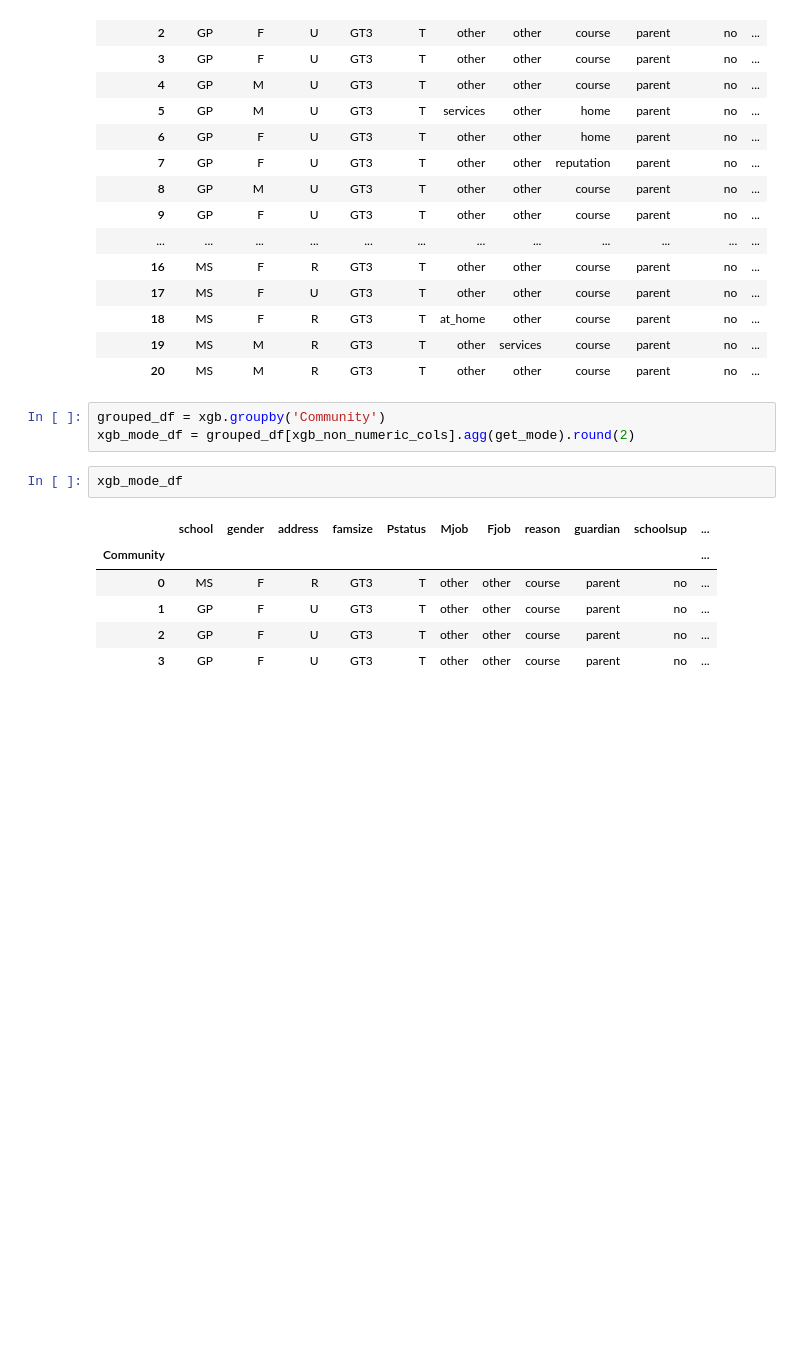
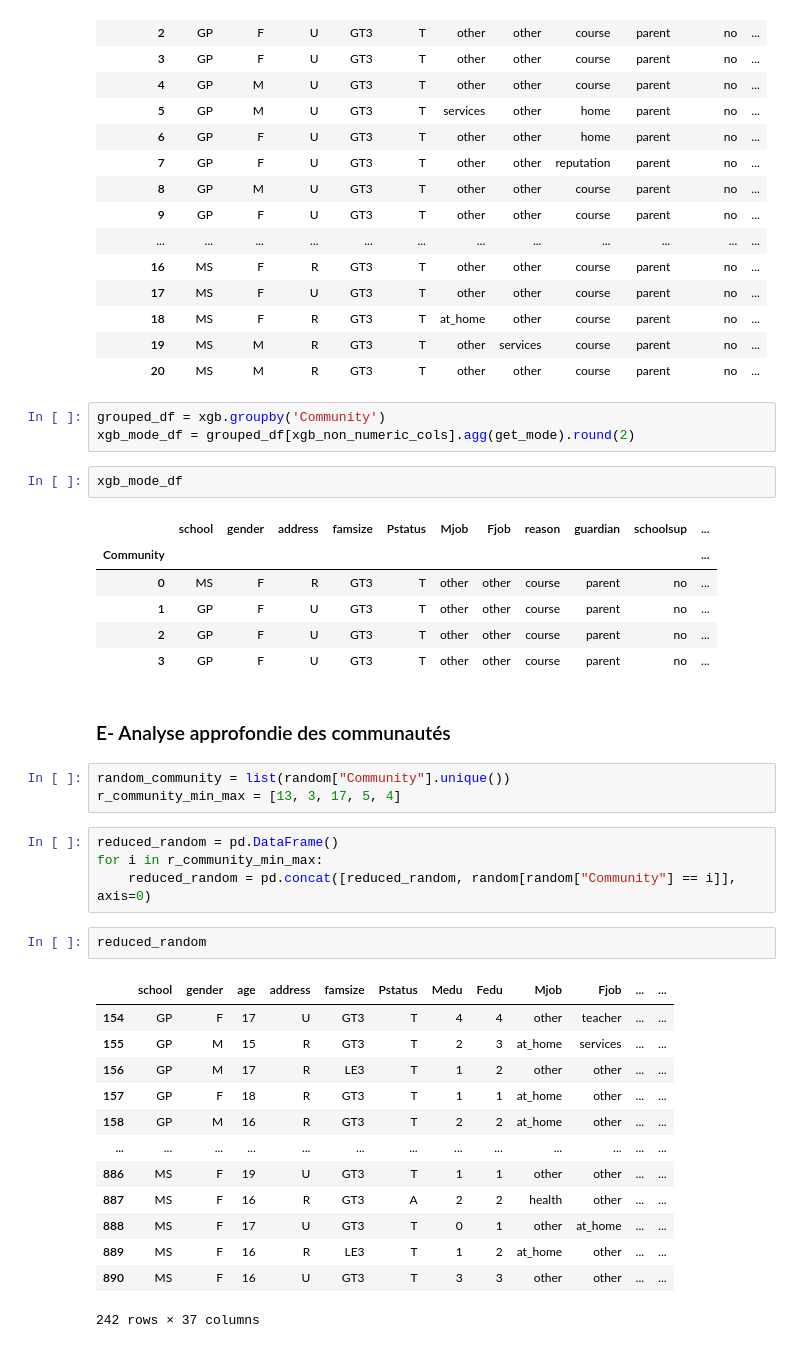
Before and after one commit to Cyrlyo/Alcohol_Students, a Jupyter notebook: Notebook/statitics.ipynb, the cells around one changed output. Saved outputs shown, nothing was run; the diff lists cells and outputs as text; blank space fills up the shorter version.

```diff
--- a/Notebook/statitics.ipynb
+++ b/Notebook/statitics.ipynb
@@ -336,3 +336,28 @@ xgb_mode_df
 | 1 | GP | F | U | GT3 | T | other | other | course | parent | no | ... |
 | 2 | GP | F | U | GT3 | T | other | other | course | parent | no | ... |
 | 3 | GP | F | U | GT3 | T | other | other | course | parent | no | ... |
+# %% [markdown]
+### E- Analyse approfondie des communautés
+# %%
+random_community = list(random["Community"].unique())
+r_community_min_max = [13, 3, 17, 5, 4]
+# %%
+reduced_random = pd.DataFrame()
+for i in r_community_min_max:
+    reduced_random = pd.concat([reduced_random, random[random["Community"] == i]], axis=0)
+# %%
+reduced_random
+# %% [output]
+|  | school | gender | age | address | famsize | Pstatus | Medu | Fedu | Mjob | Fjob | ... | ... |
+| 154 | GP | F | 17 | U | GT3 | T | 4 | 4 | other | teacher | ... | ... |
+| 155 | GP | M | 15 | R | GT3 | T | 2 | 3 | at_home | services | ... | ... |
+| 156 | GP | M | 17 | R | LE3 | T | 1 | 2 | other | other | ... | ... |
+| 157 | GP | F | 18 | R | GT3 | T | 1 | 1 | at_home | other | ... | ... |
+| 158 | GP | M | 16 | R | GT3 | T | 2 | 2 | at_home | other | ... | ... |
+| ... | ... | ... | ... | ... | ... | ... | ... | ... | ... | ... | ... | ... |
+| 886 | MS | F | 19 | U | GT3 | T | 1 | 1 | other | other | ... | ... |
+| 887 | MS | F | 16 | R | GT3 | A | 2 | 2 | health | other | ... | ... |
+| 888 | MS | F | 17 | U | GT3 | T | 0 | 1 | other | at_home | ... | ... |
+| 889 | MS | F | 16 | R | LE3 | T | 1 | 2 | at_home | other | ... | ... |
+| 890 | MS | F | 16 | U | GT3 | T | 3 | 3 | other | other | ... | ... |
+242 rows × 37 columns
```
Also changed, not shown: parts of 5 cells of this notebook.
